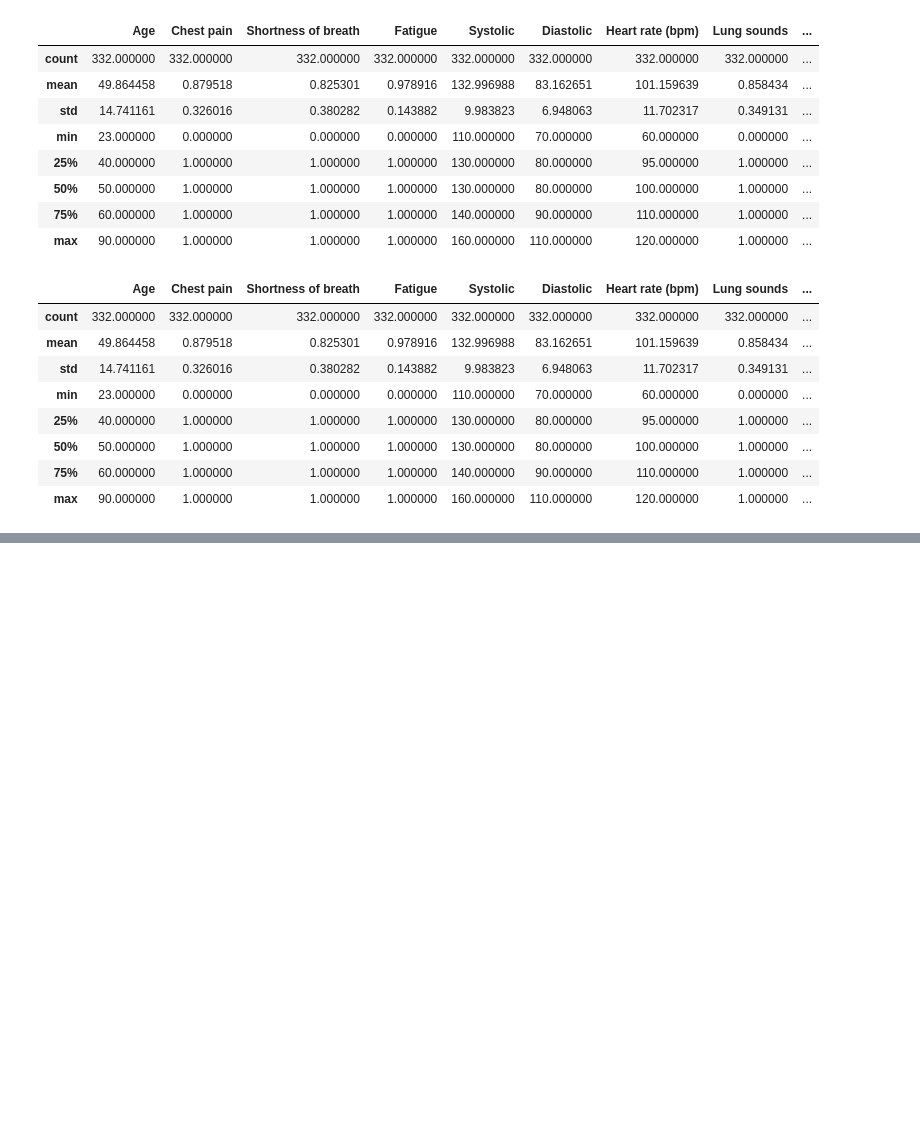
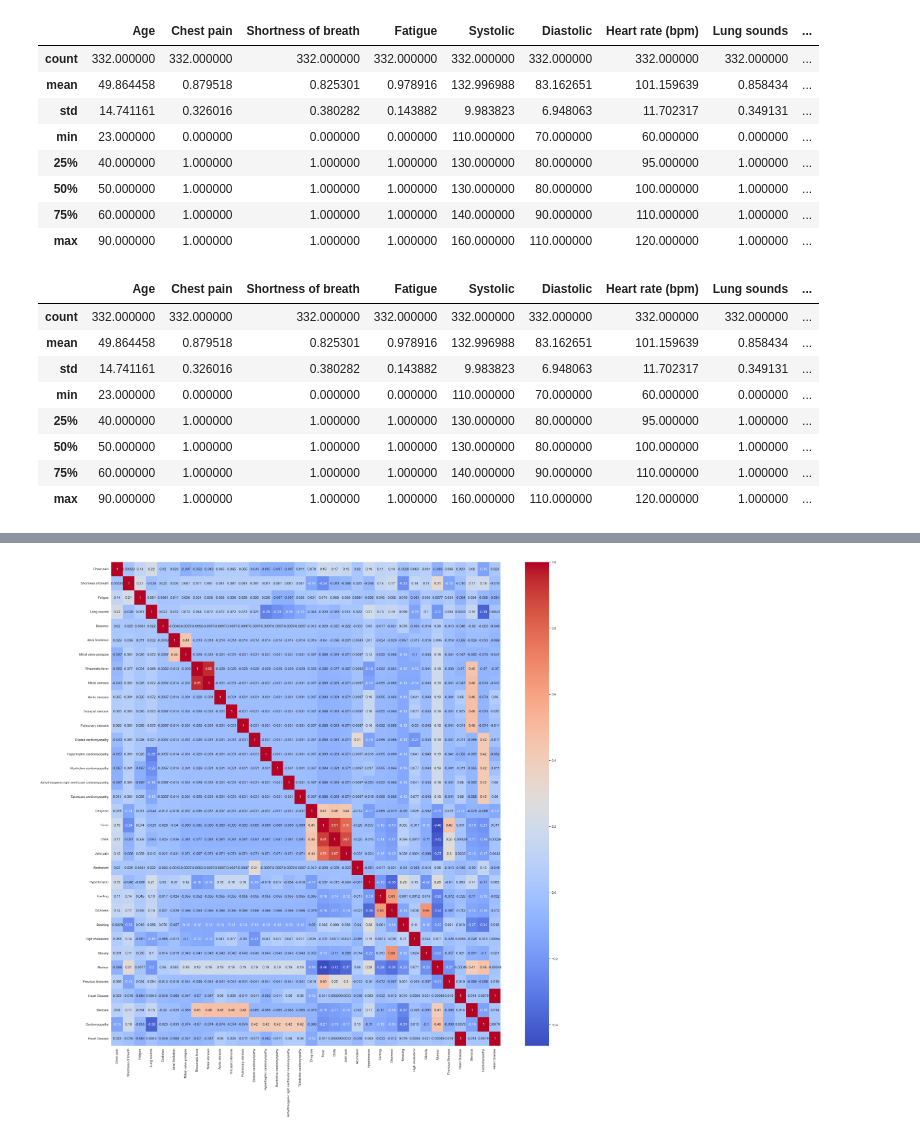
Before and after one commit to Lijiaqian1/SC1015, a Jupyter notebook: Heart_Disease.ipynb, the cells around one changed output, grey strips where cells are left out. Saved outputs shown, nothing was run; the diff lists cells and outputs as text; code cells hidden in the pictures; blank space fills up the shorter version.

```diff
--- a/Heart_Disease.ipynb
+++ b/Heart_Disease.ipynb
@@ -330,0 +352,21 @@ heartdata.describe()
+# %%
+binary_vars = []
+for col in heartdata.columns:
+    if heartdata[col].nunique() == 2:
+        binary_vars.append(col)
+corr_matrix = heartdata[binary_vars + ['Heart Disease']].corr()
+f, ax = plt.subplots(figsize=(30, 30))
+sb.heatmap(corr_matrix, cmap='coolwarm', annot=True,ax=ax)
+
+# Create subplots for each binary variable
+fig, axes = plt.subplots(nrows=len(binary_vars), figsize=(8, 6*len(binary_vars)))
+for i, var in enumerate(binary_vars):
+    sb.countplot(x=var, hue='Heart Disease', data=heartdata, ax=axes[i])
+    axes[i].set_xlabel(var)
+    axes[i].set_ylabel('Count')
+    axes[i].legend(title='Heart Disease', loc='upper right')
+
+plt.tight_layout()
+plt.show()
+# %% [output]
+[figure, added]
```
Also changed, not shown: parts of 13 cells of this notebook.
